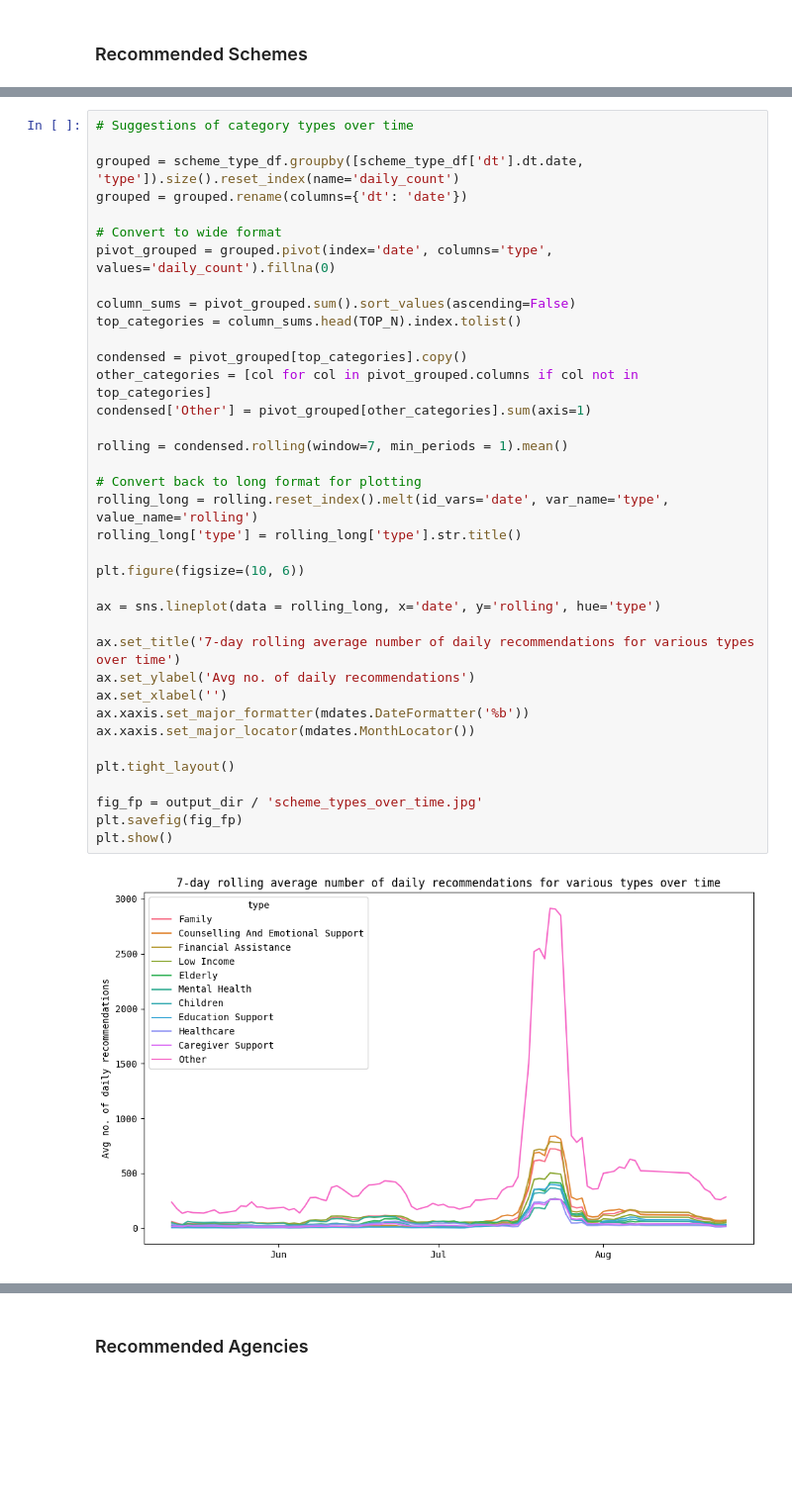
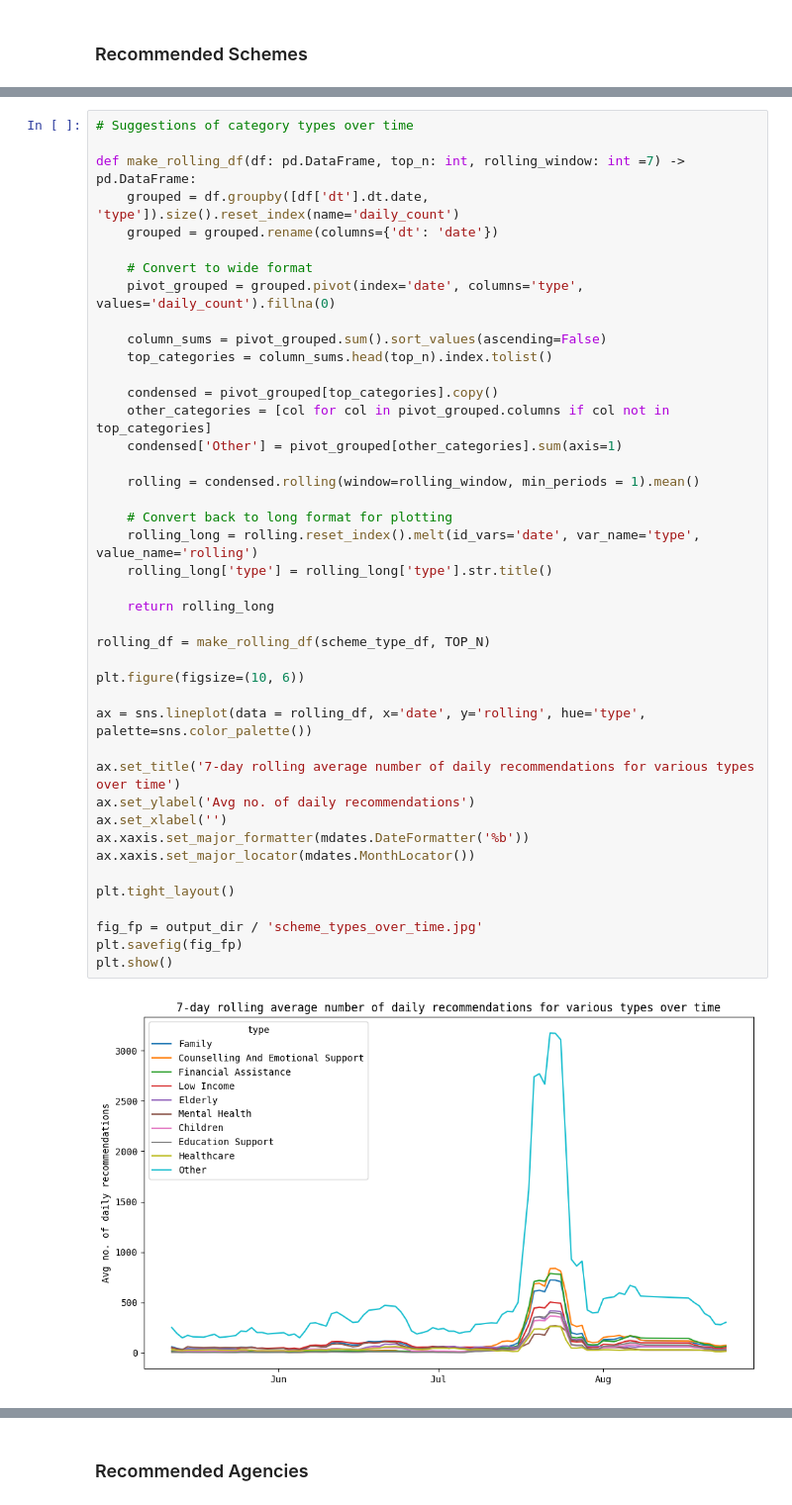
Before and after one commit to CJBuzz/schemessg_data_analysis, a Jupyter notebook: data_analysis.ipynb, the cells around one changed output, grey strips where cells are left out. Shown at 99% size. Drawn from its saved outputs; the diff is of its cells as text; blank space fills up the shorter version.

```diff
--- a/data_analysis.ipynb
+++ b/data_analysis.ipynb
@@ -201,40 +182,45 @@ plt.show()
 # %%
 # Suggestions of category types over time
 
-grouped = scheme_type_df.groupby([scheme_type_df['dt'].dt.date, 'type']).size().reset_index(name='daily_count')
-grouped = grouped.rename(columns={'dt': 'date'})
+def make_rolling_df(df: pd.DataFrame, top_n: int, rolling_window: int =7) -> pd.DataFrame:
+    grouped = df.groupby([df['dt'].dt.date, 'type']).size().reset_index(name='daily_count')
+    grouped = grouped.rename(columns={'dt': 'date'})
 
-# Convert to wide format
-pivot_grouped = grouped.pivot(index='date', columns='type', values='daily_count').fillna(0)
+    # Convert to wide format
+    pivot_grouped = grouped.pivot(index='date', columns='type', values='daily_count').fillna(0)
 
-column_sums = pivot_grouped.sum().sort_values(ascending=False)
-top_categories = column_sums.head(TOP_N).index.tolist()
+    column_sums = pivot_grouped.sum().sort_values(ascending=False)
+    top_categories = column_sums.head(top_n).index.tolist()
 
-condensed = pivot_grouped[top_categories].copy()
-other_categories = [col for col in pivot_grouped.columns if col not in top_categories]
-condensed['Other'] = pivot_grouped[other_categories].sum(axis=1)
+    condensed = pivot_grouped[top_categories].copy()
+    other_categories = [col for col in pivot_grouped.columns if col not in top_categories]
+    condensed['Other'] = pivot_grouped[other_categories].sum(axis=1)
 
-rolling = condensed.rolling(window=7, min_periods = 1).mean()
+    rolling = condensed.rolling(window=rolling_window, min_periods = 1).mean()
 
-# Convert back to long format for plotting
-rolling_long = rolling.reset_index().melt(id_vars='date', var_name='type', value_name='rolling')
-rolling_long['type'] = rolling_long['type'].str.title()
+    # Convert back to long format for plotting
+    rolling_long = rolling.reset_index().melt(id_vars='date', var_name='type', value_name='rolling')
+    rolling_long['type'] = rolling_long['type'].str.title()
+
+    return rolling_long
+
+rolling_df = make_rolling_df(scheme_type_df, TOP_N)
 
 plt.figure(figsize=(10, 6))
 
-ax = sns.lineplot(data = rolling_long, x='date', y='rolling', hue='type')
+ax = sns.lineplot(data = rolling_df, x='date', y='rolling', hue='type', palette=sns.color_palette())
 
 ax.set_title('7-day rolling average number of daily recommendations for various types over time')
 ax.set_ylabel('Avg no. of daily recommendations')
 ax.set_xlabel('')
 ax.xaxis.set_major_formatter(mdates.DateFormatter('%b'))
 ax.xaxis.set_major_locator(mdates.MonthLocator())
 
 plt.tight_layout()
 
 fig_fp = output_dir / 'scheme_types_over_time.jpg'
 plt.savefig(fig_fp)
 plt.show()
 # %% [output]
-[figure, old version]
+[figure, new version]
 # %% [markdown]
```
Also changed, not shown: parts of 6 cells of this notebook, 2 other files.
